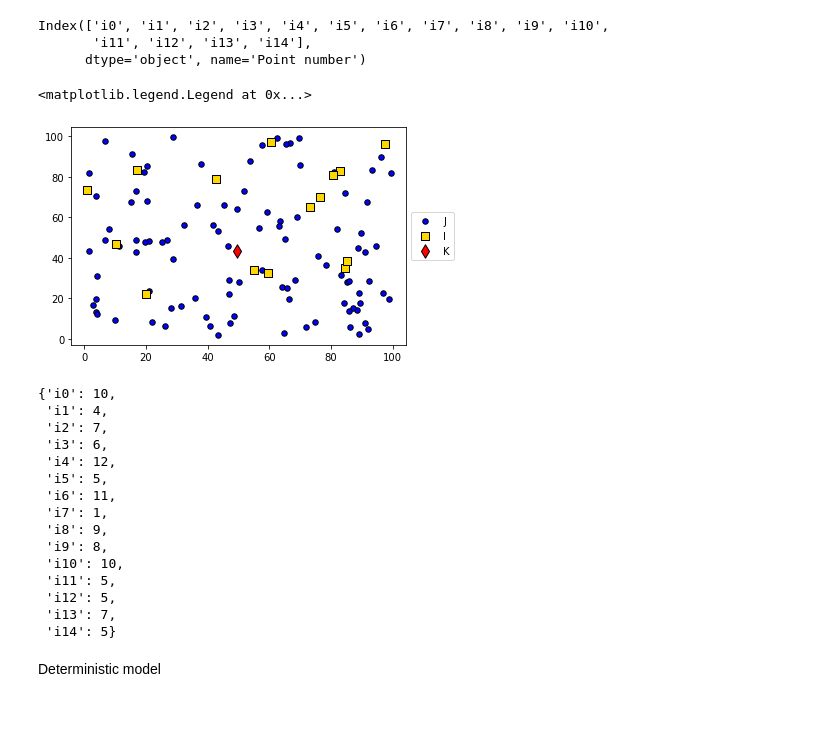
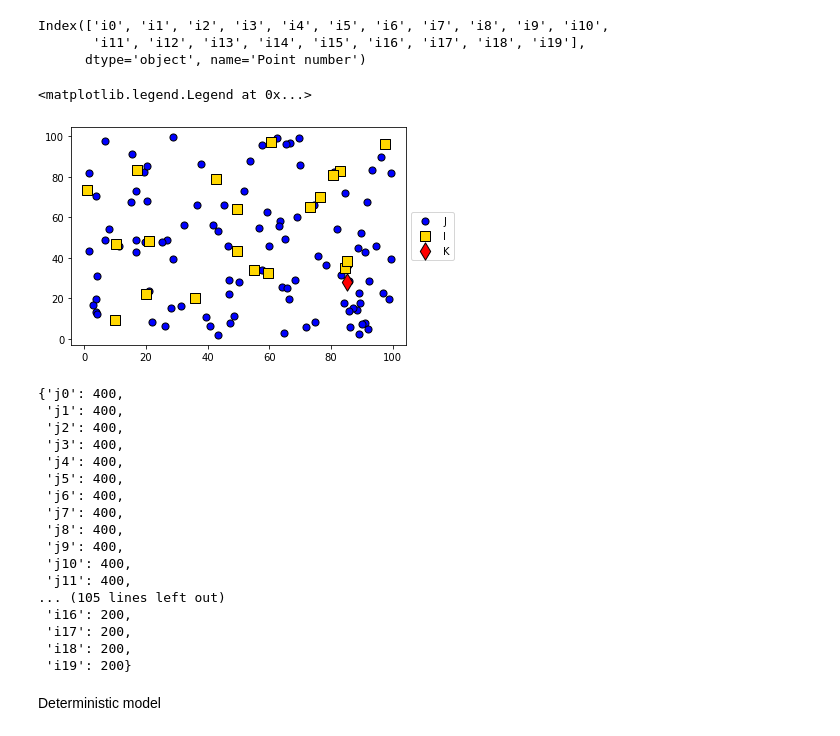
Before and after one commit to petrenaa/Master_Thesis_Drone_Specimen_Delivery, a Jupyter notebook: Specimen Delivery Project.ipynb, the cells around one changed output. Drawn from its saved outputs; the diff is of its cells as text; code cells hidden in the pictures.

```diff
--- a/Specimen Delivery Project.ipynb
+++ b/Specimen Delivery Project.ipynb
@@ -13,7 +13,7 @@ import gurobipy as gp
 from gurobipy import GRB
 # %%
 #Define the number of elememts in each set I, J, K
-i_num = 15
+i_num = 20
 k_num = 1
 j_num = 100 #Without I and K, so real j_num_real = j_num + i_num + k_num
 
@@ -46,50 +46,60 @@ for j in range(j_num):
     J.loc[j, 'Longtitude'] = round(random.uniform(0, 100), 4)
 
 J.index = J['Point number']
-J = pd.concat([J, K], axis = 0) #Include K to J
+J = pd.concat([J, K, I], axis = 0) #Include K to J
 I.index
 # %% [output]
 Index(['i0', 'i1', 'i2', 'i3', 'i4', 'i5', 'i6', 'i7', 'i8', 'i9', 'i10',
-       'i11', 'i12', 'i13', 'i14'],
+       'i11', 'i12', 'i13', 'i14', 'i15', 'i16', 'i17', 'i18', 'i19'],
       dtype='object', name='Point number')
 # %%
 plt.scatter(J['Latitude'], J['Longtitude'], color = 'blue', edgecolors = 'black',
-            marker = 'o', s = 30, label = 'J')
+            marker = 'o', s = 50, label = 'J')
 plt.scatter(I['Latitude'], I['Longtitude'], color = 'gold', edgecolors = 'black',
-            marker = 's', s = 50, label = 'I')
+            marker = 's', s = 100, label = 'I')
 plt.scatter(K['Latitude'], K['Longtitude'], color = 'red', edgecolors = 'black',
-            marker = 'd', s = 90, label = 'K')
+            marker = 'd', s = 150, label = 'K')
 plt.legend(loc='center left', bbox_to_anchor=(1, 0.5))
 # %% [output]
 <matplotlib.legend.Legend at 0x...>
-[figure, old version]
+[figure, new version]
 # %%
 #Define constants
 
 B = 100
 S = 10
 alpha = 10
-beta = 400
+
+beta = {}
+for j in J.index:
+    if j.startswith('j'):
+        beta[j] = 400
+    else:
+        beta[j] = 200
+
 q_j = {j: 50 for j in J.index}
 up_bound = 12
 mu = {i : int(round(random.uniform(0, up_bound), 0)) for i in I.index}
-mu
+
+beta
 # %% [output]
-{'i0': 10,
- 'i1': 4,
- 'i2': 7,
- 'i3': 6,
- 'i4': 12,
- 'i5': 5,
- 'i6': 11,
- 'i7': 1,
- 'i8': 9,
- 'i9': 8,
- 'i10': 10,
- 'i11': 5,
- 'i12': 5,
- 'i13': 7,
- 'i14': 5}
+{'j0': 400,
+ 'j1': 400,
+ 'j2': 400,
+ 'j3': 400,
+ 'j4': 400,
+ 'j5': 400,
+ 'j6': 400,
+ 'j7': 400,
+ 'j8': 400,
+ 'j9': 400,
+ 'j10': 400,
+ 'j11': 400,
+... (105 lines left out)
+ 'i16': 200,
+ 'i17': 200,
+ 'i18': 200,
+ 'i19': 200}
 # %% [markdown]
 Deterministic model
 # %%
```
Also changed, not shown: parts of 14 cells of this notebook.
